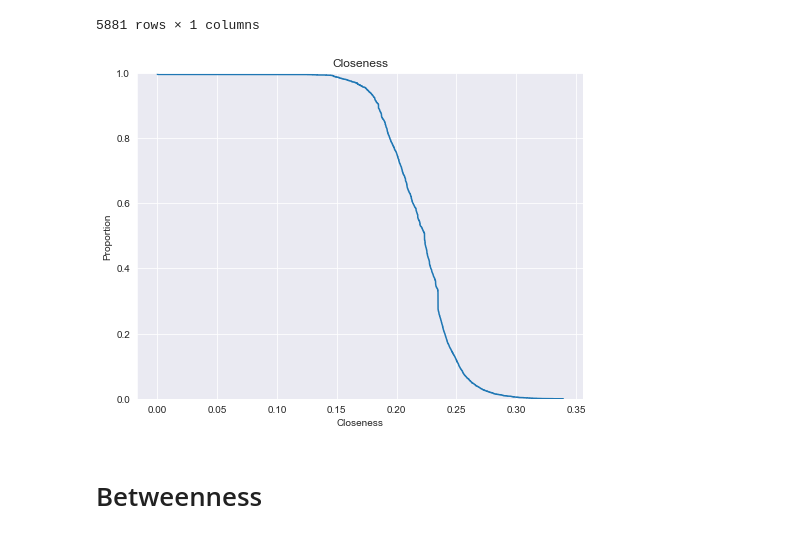
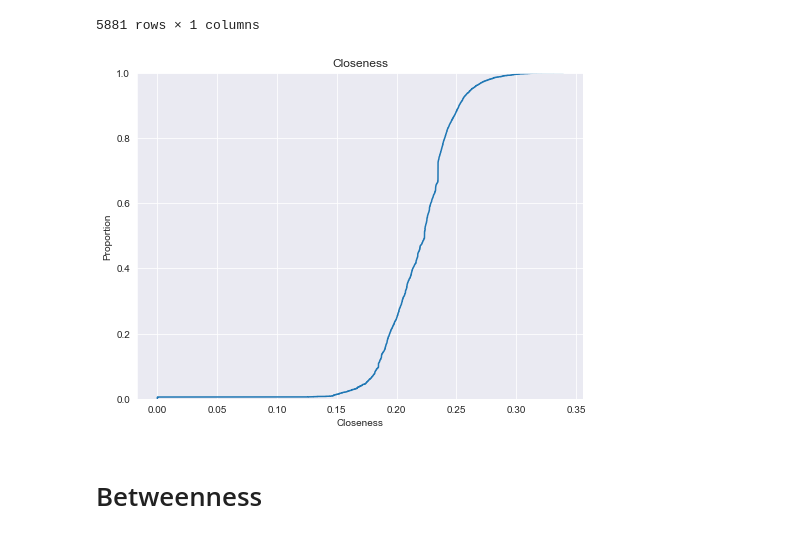
Before and after one commit to ivanmak/dmsn-2021-pg13, a Jupyter notebook: bitcoinotc.ipynb, the cells around one changed output. Cells and saved outputs as stored; diff of their text form; code cells hidden in the pictures.

```diff
--- a/bitcoinotc.ipynb
+++ b/bitcoinotc.ipynb
@@ -230,10 +203,10 @@ closeness
 5881 rows × 1 columns
 # %%
 plt.figure(figsize=(8,6))
-sb.ecdfplot(data=closeness, x='Closeness', complementary=True).set_title('Closeness')
+sb.ecdfplot(data=closeness, x='Closeness', complementary=False).set_title('Closeness')
 plt.show()
 # %% [output]
-[figure, old version]
+[figure, new version]
 # %% [markdown]
 # Betweenness
 # %%
```
Also changed, not shown: parts of 5 cells of this notebook.
